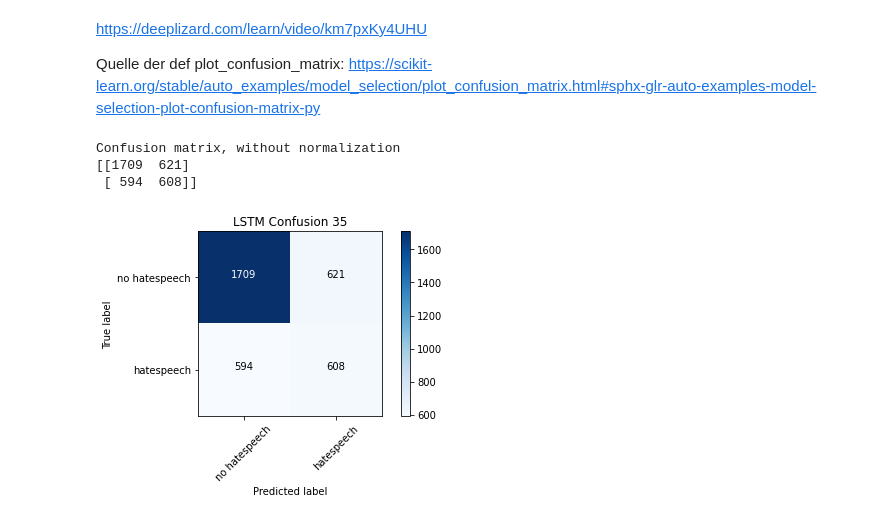
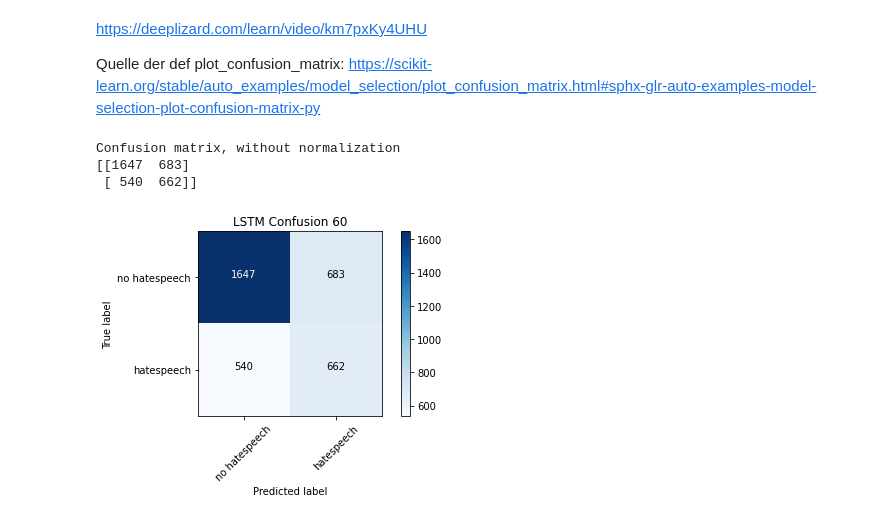
Before and after one commit to BiancaStadl/ProjektarbeitML, a Jupyter notebook: LSTM.ipynb, the cells around one changed output. Cells and saved outputs as stored; diff of their text form; code cells hidden in the pictures.

Commit message:
LSTM16052111, f1 correct

```diff
--- a/LSTM.ipynb
+++ b/LSTM.ipynb
@@ -421,6 +421,6 @@ training_epochs = 30
 batch_size = 40
 validation_split=0.2
 # %%
-LSTM16052110.fit(nppadded_training, nptraining_labels, batch_size=batch_size, epochs=training_epochs, validation_split=validation_split, callbacks=[callbackForTB])
+LSTM16052111.fit(nppadded_training, nptraining_labels, batch_size=batch_size, epochs=training_epochs, validation_split=validation_split, callbacks=[callbackForTB])
 # %% [output]
 Epoch 1/30
@@ -461,3 +461,3 @@ metrics_f1) = LSTM16052110.evaluate(nppadded_testing, nptesting_labels, verbose=
 # %%
-LSTM_predict10 = LSTM16052110.predict(x=nppadded_testing)
+LSTM_predict11 = LSTM16052111.predict(x=nppadded_testing)
 # %%
@@ -465,8 +465,8 @@ LSTM_predict10 = LSTM16052110.predict(x=nppadded_testing)
  # print(p)
 # %%
-prediction_rounded10 = np.round(LSTM_predict10)
+prediction_rounded11 = np.round(LSTM_predict11)
 
-#for p in prediction_rounded10:
+#for p in prediction_rounded11:
  # print(p)
 
 
@@ -516,13 +516,13 @@ def plot_confusion_matrix(cm, classes,
     plt.ylabel('True label')
     plt.xlabel('Predicted label')
 # %%
-cm = confusion_matrix(y_true=nptesting_labels, y_pred=prediction_rounded10)
+cm = confusion_matrix(y_true=nptesting_labels, y_pred=prediction_rounded11)
 # %%
 plot_labels = ['no hatespeech','hatespeech']
 # %%
-plot_confusion_matrix(cm=cm, classes=plot_labels, title='LSTM Confusion 35')
+plot_confusion_matrix(cm=cm, classes=plot_labels, title='LSTM Confusion 60')
 # %% [output]
 Confusion matrix, without normalization
-[[1709  621]
- [ 594  608]]
+[[1647  683]
+ [ 540  662]]
-[figure, old version]
+[figure, new version]
```
Also changed, not shown: parts of 6 cells of this notebook.
